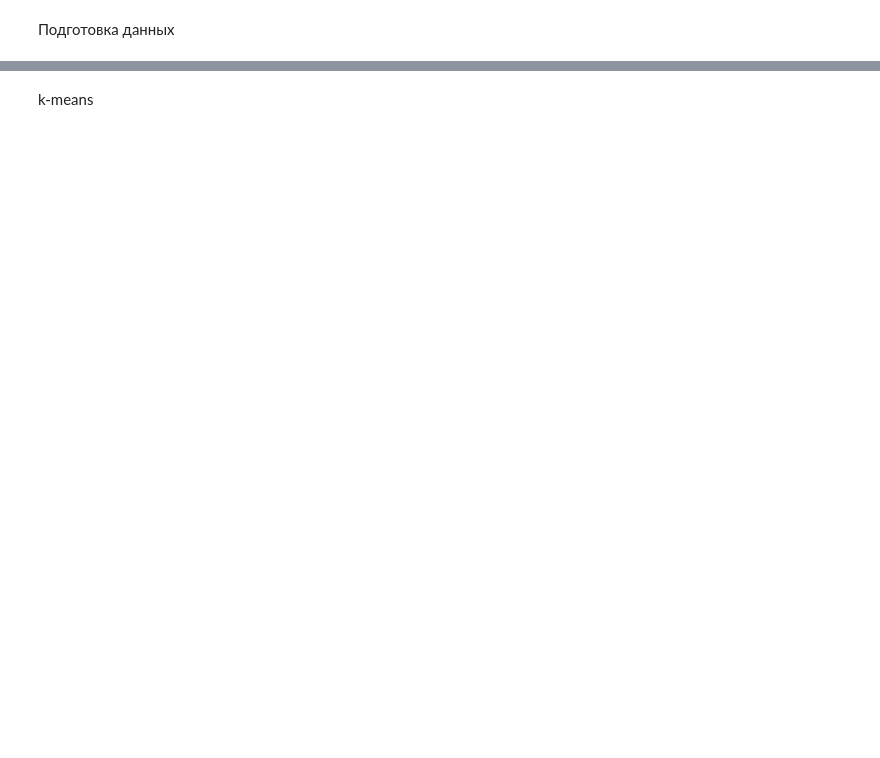
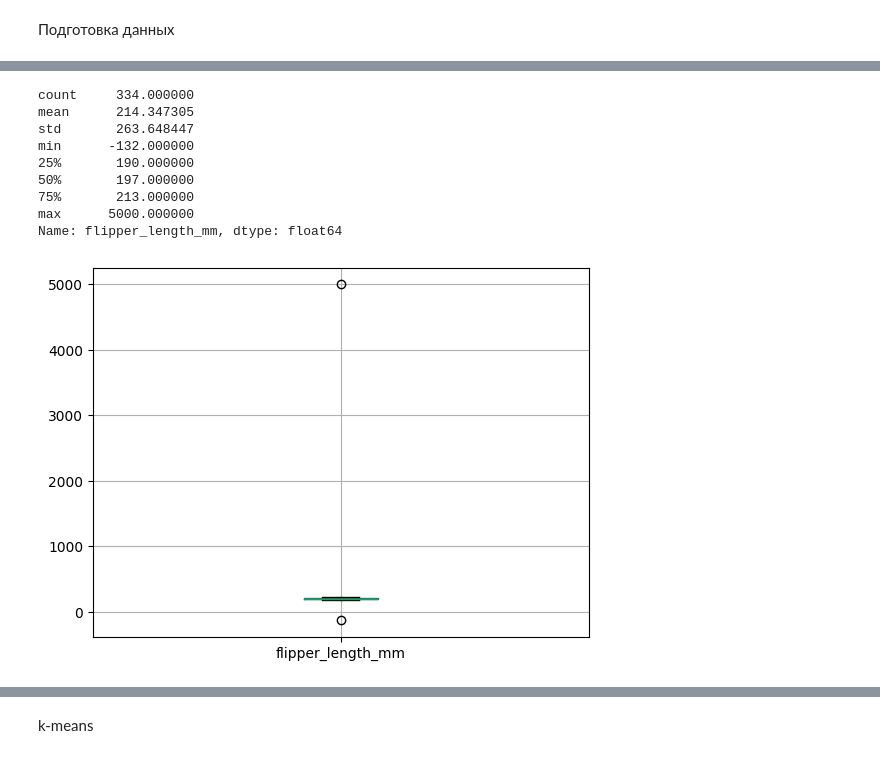
Before and after one commit to konvovden/iu7-neuro-fuzzy-systems, a Jupyter notebook: lab1/lab1.ipynb, the cells around one changed output, grey strips where cells are left out. Cells and saved outputs as stored; diff of their text form; code cells hidden in the pictures; blank space fills up the shorter version.

```diff
--- a/lab1/lab1.ipynb
+++ b/lab1/lab1.ipynb
@@ -131,0 +103,14 @@ df['Blemishes (Y/N)'] = df['Blemishes (Y/N)'].map(lambda elem: blemishesDict[ele
+# %%
+df.boxplot(column=['flipper_length_mm'])
+display(df['flipper_length_mm'].describe())
+# %% [output]
+count     334.000000
+mean      214.347305
+std       263.648447
+min      -132.000000
+25%       190.000000
+50%       197.000000
+75%       213.000000
+max      5000.000000
+Name: flipper_length_mm, dtype: float64
+[figure, added]
```
Also changed, not shown: parts of 25 cells of this notebook, 1 other file.
